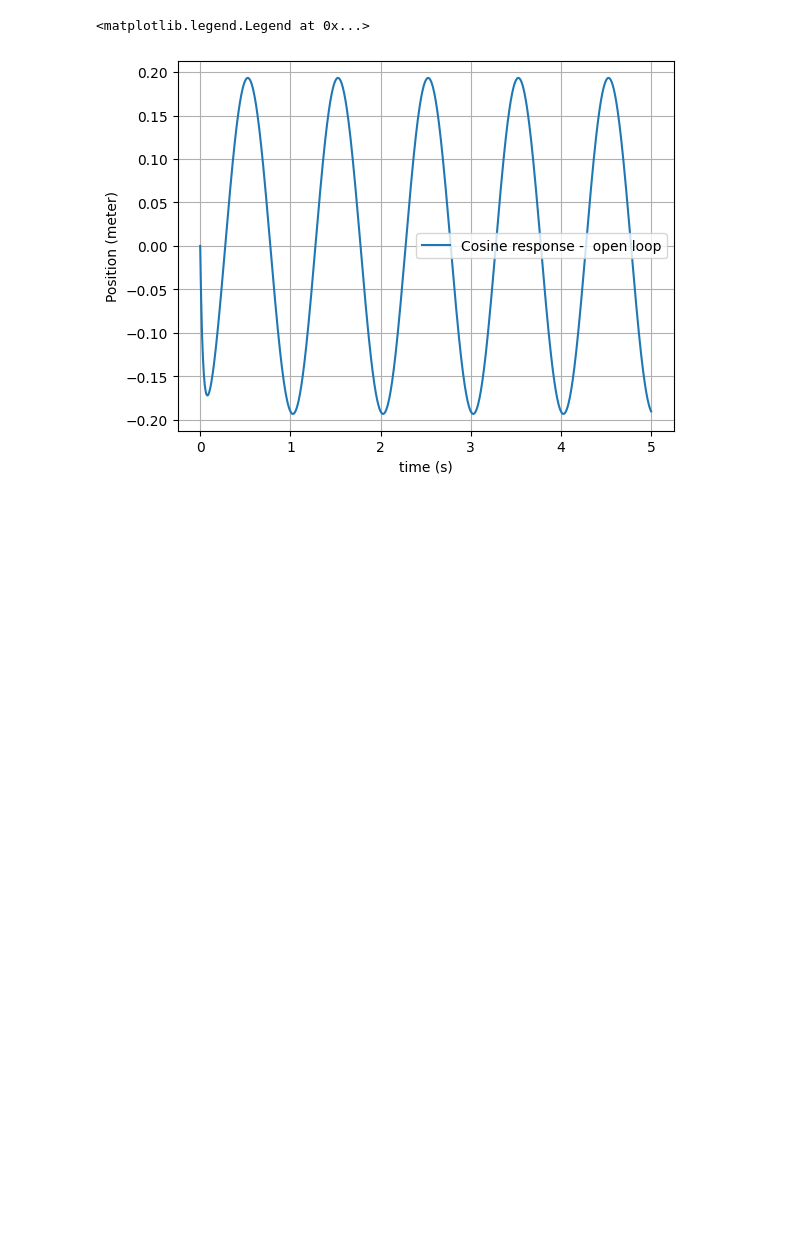
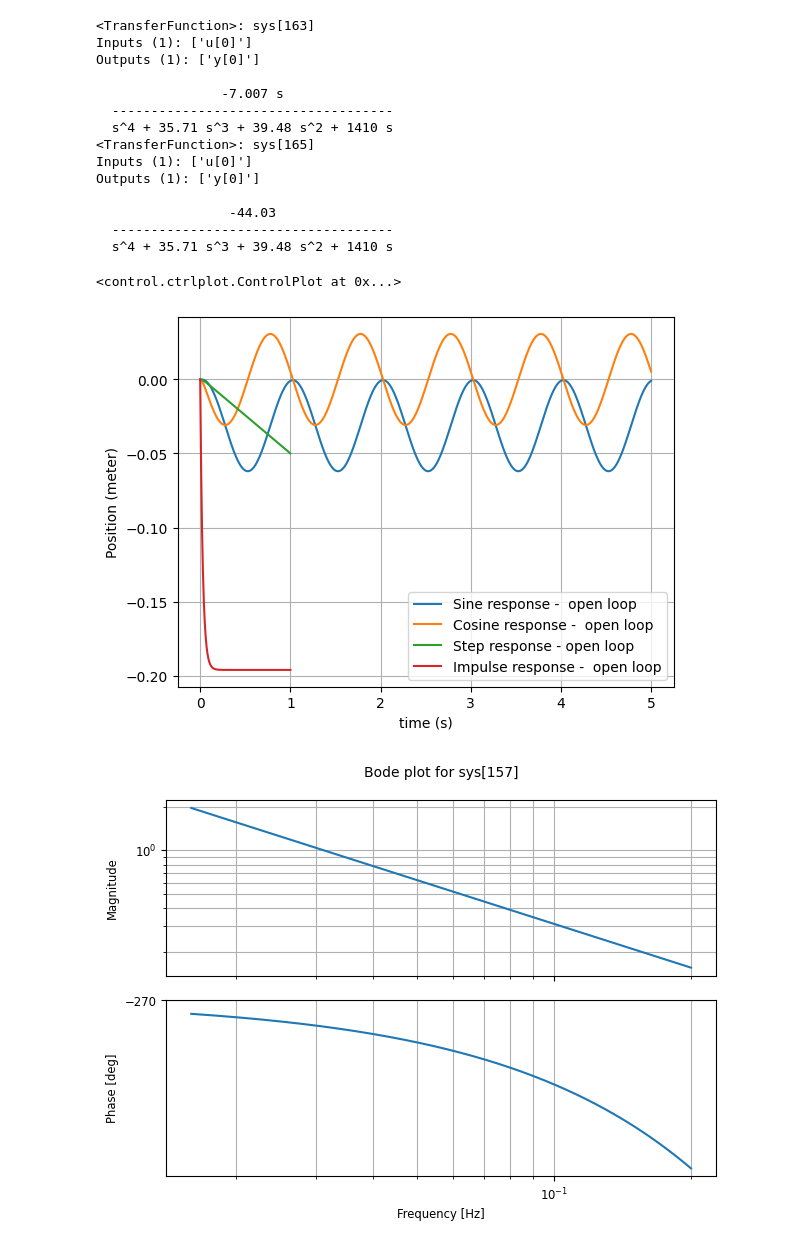
Before and after one commit to TijnAltenaAO/python-modeling, a Jupyter notebook: controlsystemsmodeling.ipynb, the cells around one changed output. Cells and saved outputs as stored; diff of their text form; code cells hidden in the pictures; blank space fills up the shorter version.

```diff
--- a/controlsystemsmodeling.ipynb
+++ b/controlsystemsmodeling.ipynb
@@ -38,41 +38,64 @@ Y_pulse = G_plant * step
 # plt.xlabel('Time [s]')
 # plt.ylabel('Amplitude')
 # plt.grid(True)
 # plt.show()
 
 f = 1 # frequency
 a =  2*np.pi*f # angular frequency
-cos = tf([1,0,0],[1,0,a**2])
+cos = tf([1,0],[1,0,a**2])
 Y_cosine = G_plant * cos
+print(Y_cosine)
 
-sin = tf([a**2],[1,0,a**2])
+sin = tf([a],[1,0,a**2])
 Y_sine = G_plant * sin
+print(Y_sine)
 
 # show actual equations
 # print('input pulse = ', step)
 # print('plant transfer function = ', G_plant)
 # print('output Y = ', Y_step)
 # print('input pulse = ', pulse)
 # print('plant transfer function = ', G_plant)
 # print('output Y = ', Y_pulse)
 
 #open loop response = the system's output behavior without any feedback, measured after a step change in the systems input (= at the controller's output )
 t,y = step_response(G_plant,T=1,T_num=200, X0=0)     #X0 can be set as initial condition
 y_angle = y*(np.pi/12) # change to whatever angle we want to try as a step.
 t2,yc = impulse_response(G_plant,T=1,T_num=200)
-t3,yc2 = impulse_response(Y_sine, T=10, T_num=1000)
+t3,yc2 = impulse_response(Y_sine, T=5, T_num=1000)
 t4,yc3 = impulse_response(Y_cosine, T=5, T_num=1000)
-# plt.plot(t,y_angle, label='Step response - open loop')
-# plt.plot(t2,yc, label='Impulse response -  open loop')
-# plt.plot(t3,yc2, label='Sine response -  open loop')
+
+plt.plot(t3,yc2, label='Sine response -  open loop')
 plt.plot(t4,yc3, label='Cosine response -  open loop')
+
+plt.plot(t,y_angle, label='Step response - open loop')
+plt.plot(t2,yc, label='Impulse response -  open loop')
+
 plt.grid()
 plt.xlabel('time (s)') # unsure if should be angle
 plt.ylabel('Position (meter)')
 plt.legend()
+
+w = np.logspace(-1,0.1,10000)   #set omega range
+bode_plot(G_plant,w,deg=True,Hz=True)
 # %% [output]
-<matplotlib.legend.Legend at 0x...>
+<TransferFunction>: sys[163]
+Inputs (1): ['u[0]']
+Outputs (1): ['y[0]']
+
+                -7.007 s
+  ------------------------------------
+  s^4 + 35.71 s^3 + 39.48 s^2 + 1410 s
+<TransferFunction>: sys[165]
+Inputs (1): ['u[0]']
+Outputs (1): ['y[0]']
+
+                 -44.03
+  ------------------------------------
+  s^4 + 35.71 s^3 + 39.48 s^2 + 1410 s
+<control.ctrlplot.ControlPlot at 0x...>
-[figure, old version]
+[figure, new version]
+[figure, added]
 # %%
 import array
 import control
```
Also changed, not shown: parts of 3 cells of this notebook.
